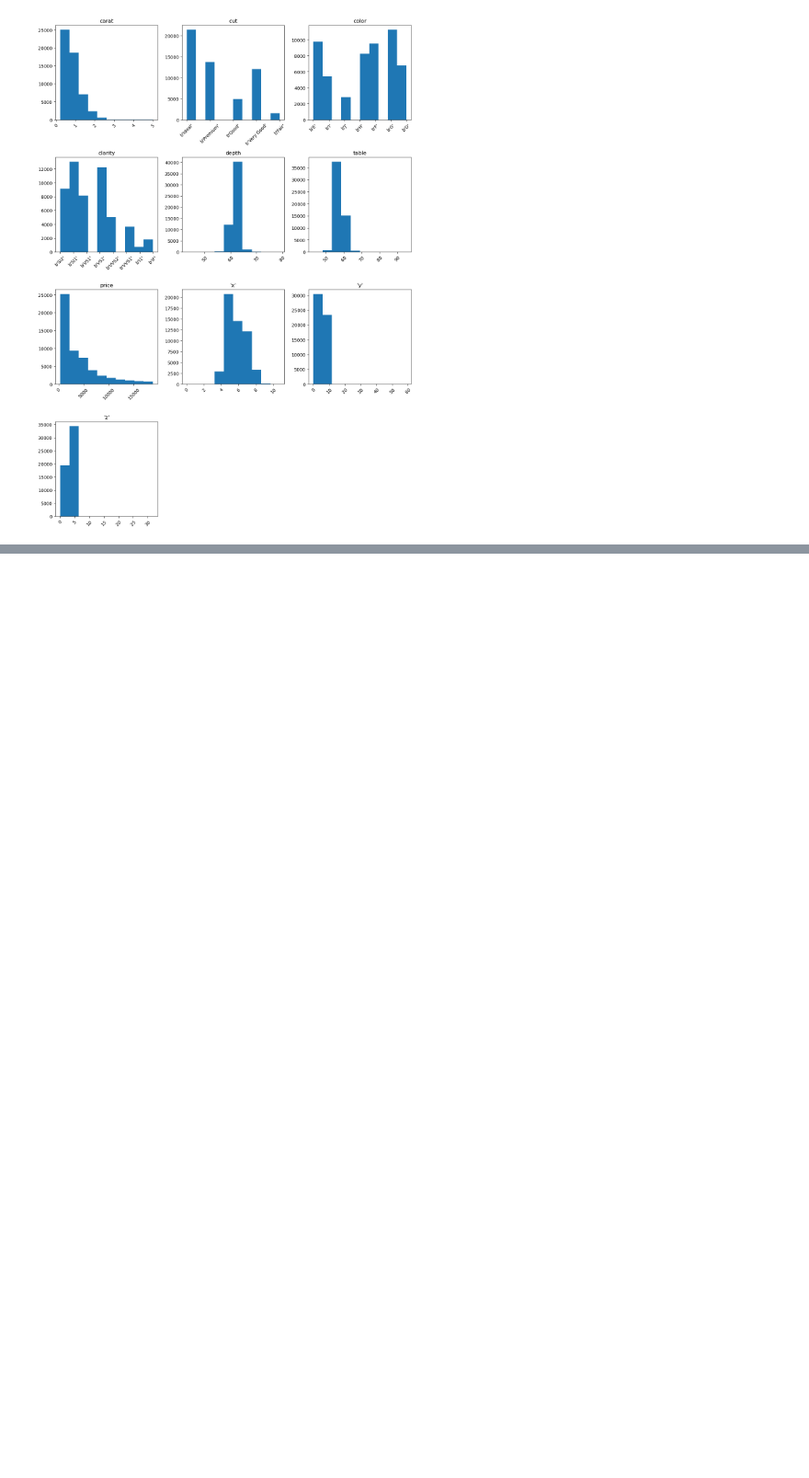
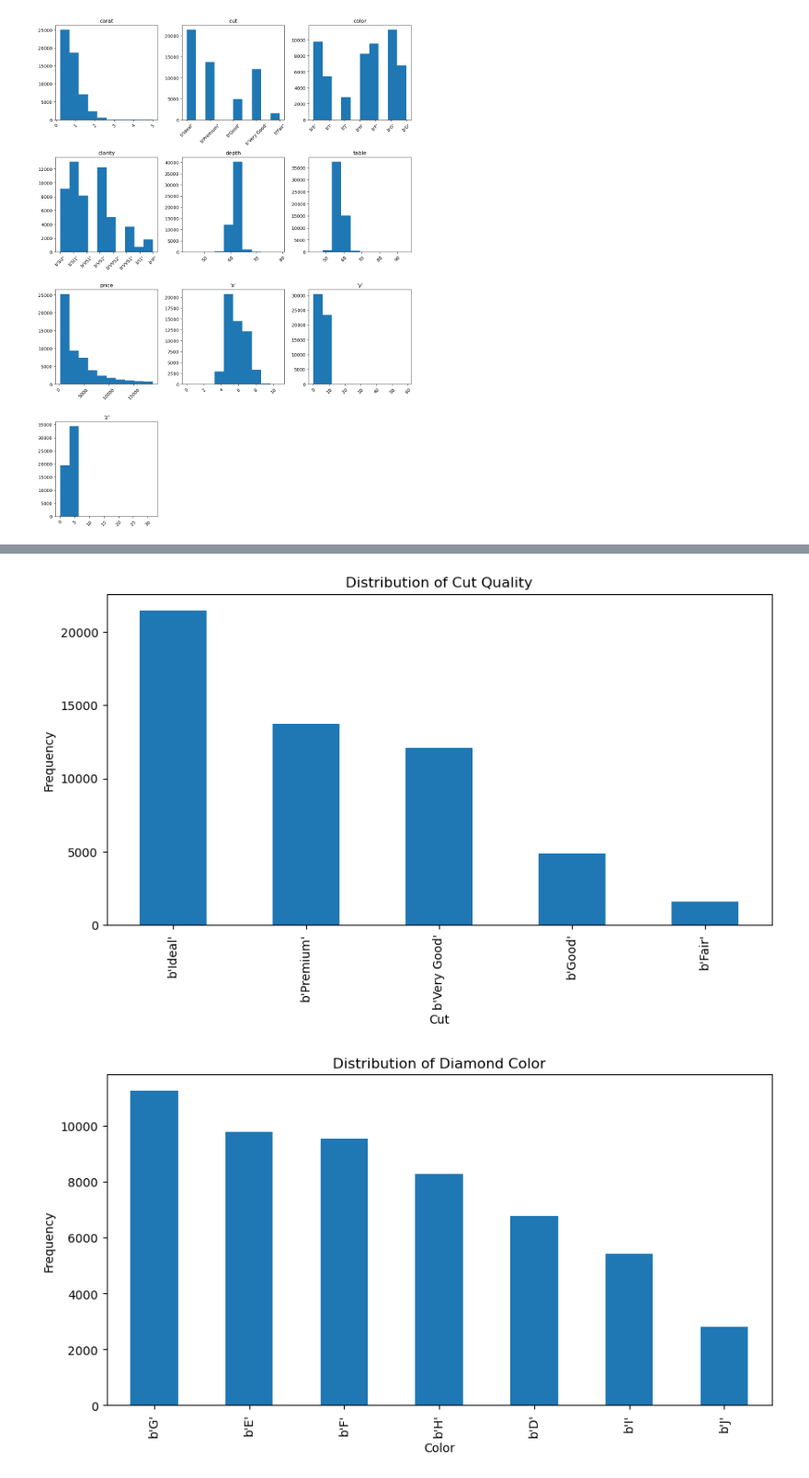
Before and after one commit to shoaib786786/MLOPS_Diamond, a Jupyter notebook: 01.ipynb, the cells around one changed output, grey strips where cells are left out. Shown at 92% size. Saved outputs shown, nothing was run; the diff lists cells and outputs as text; code cells hidden in the pictures; blank space fills up the shorter version.

```diff
--- a/01.ipynb
+++ b/01.ipynb
@@ -139,0 +160,27 @@ plt.tight_layout()
+# %%
+# Plotting the distribution of 'cut'
+plt.figure(figsize=(10, 5))
+df['cut'].value_counts().plot(kind='bar')
+plt.title('Distribution of Cut Quality')
+plt.xlabel('Cut')
+plt.ylabel('Frequency')
+plt.show()
+
+# Plotting the distribution of 'color'
+plt.figure(figsize=(10, 5))
+df['color'].value_counts().plot(kind='bar')
+plt.title('Distribution of Diamond Color')
+plt.xlabel('Color')
+plt.ylabel('Frequency')
+plt.show()
+
+# Plotting the distribution of 'clarity'
+plt.figure(figsize=(10, 5))
+df['clarity'].value_counts().plot(kind='bar')
+plt.title('Distribution of Diamond Clarity')
+plt.xlabel('Clarity')
+plt.ylabel('Frequency')
+plt.show()
+# %% [output]
+[figure, added]
+[figure, added]
```
Also changed, not shown: parts of 11 cells of this notebook, 41 other files.
